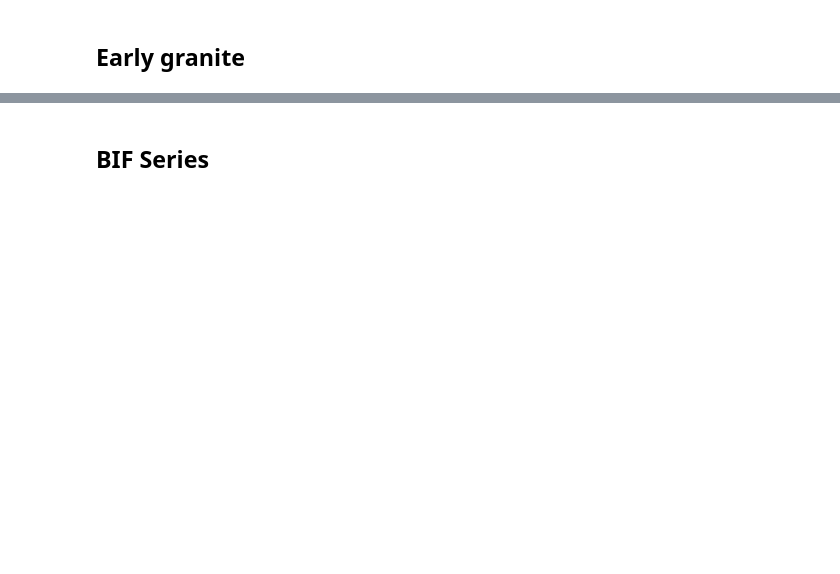
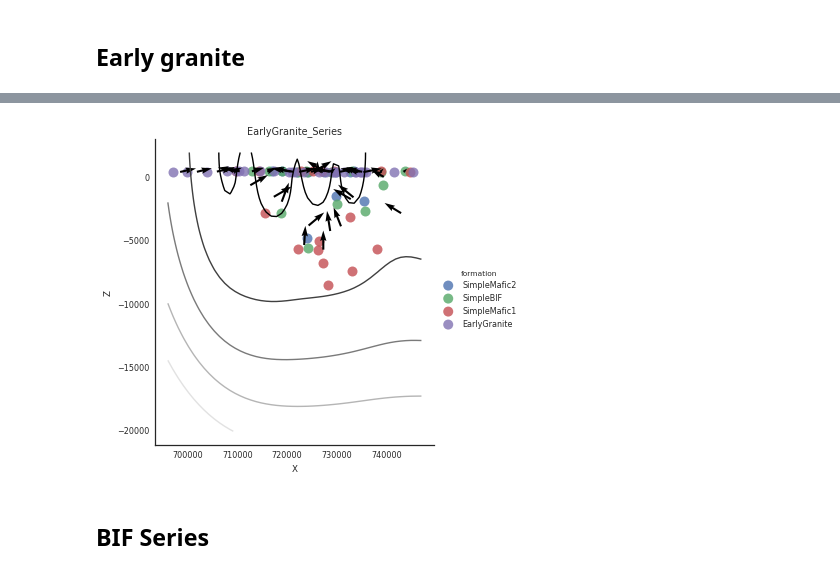
Before and after one commit to Leguark/GeMpy, a Jupyter notebook: Prototype Notebook/Sandstone Project.ipynb, the cells around one changed output, grey strips where cells are left out. Saved outputs shown, nothing was run; the diff lists cells and outputs as text; code cells hidden in the pictures; blank space fills up the shorter version.

```diff
--- a/Prototype Notebook/Sandstone Project.ipynb
+++ b/Prototype Notebook/Sandstone Project.ipynb
@@ -87,2 +74,4 @@ sandstone.series
+# %%
+sandstone.set_interpolator()
 # %% [markdown]
 ##  Early granite
@@ -114,2 +78,6 @@ Warning: Cannot change to a different GUI toolkit: qt4. Using notebook instead.
+# %%
+sandstone.Plot.plot_potential_field(10, n_pf=0)
+# %% [output]
+[figure, added]
 # %% [markdown]
 ## BIF Series
```
Also changed, not shown: parts of 29 cells of this notebook, 3 other files.
